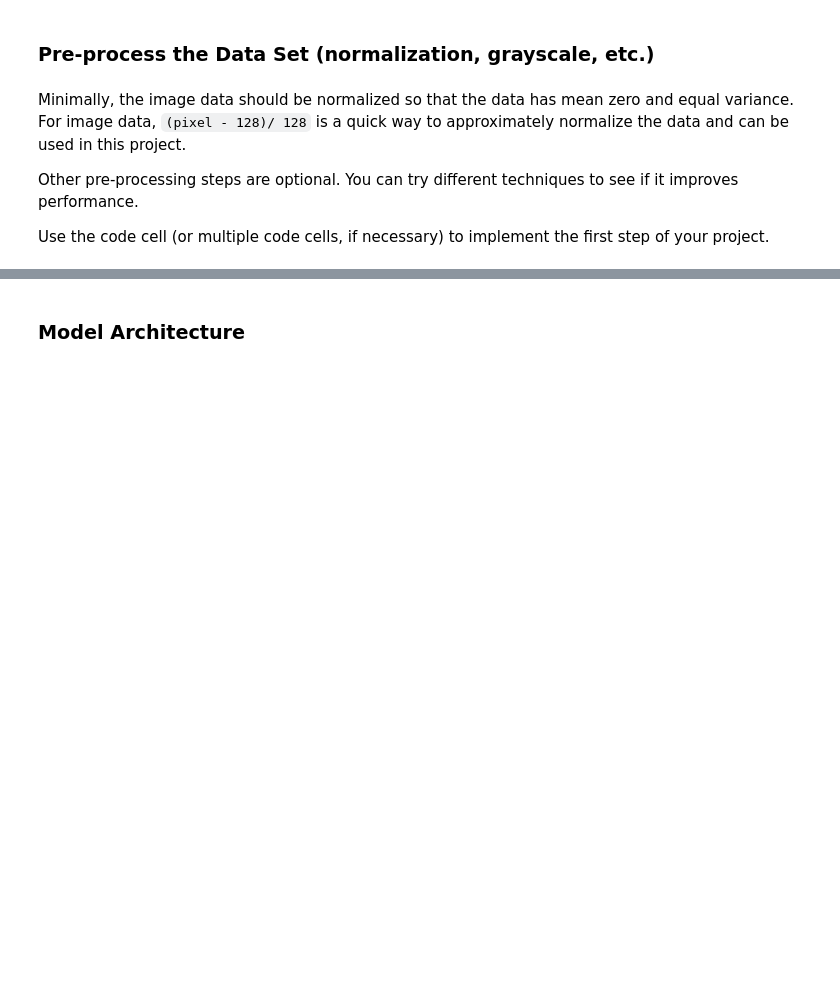
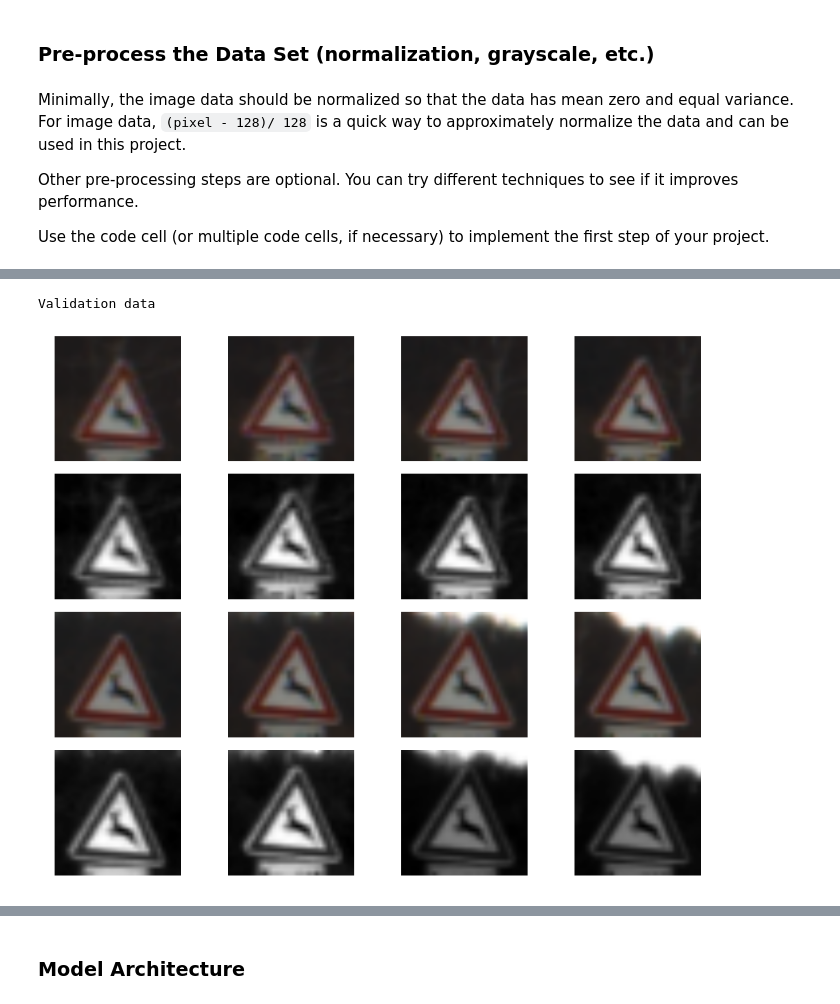
Before and after one commit to ccerrato147/CarND-Traffic-Sign-Classifier-Project, a Jupyter notebook: Traffic_Sign_Classifier.ipynb, the cells around one changed output, grey strips where cells are left out. Drawn from its saved outputs; the diff is of its cells as text; code cells hidden in the pictures; blank space fills up the shorter version.

```diff
--- a/Traffic_Sign_Classifier.ipynb
+++ b/Traffic_Sign_Classifier.ipynb
@@ -174,0 +227,6 @@ Use the code cell (or multiple code cells, if necessary) to implement the first
+# %%
+print('Validation data')
+print_rgb_vs_gray(4, 4, 100, X_valid_rgb, X_valid_gray)
+# %% [output]
+Validation data
+[figure, added]
```
Also changed, not shown: parts of 28 cells of this notebook, 10 other files.
